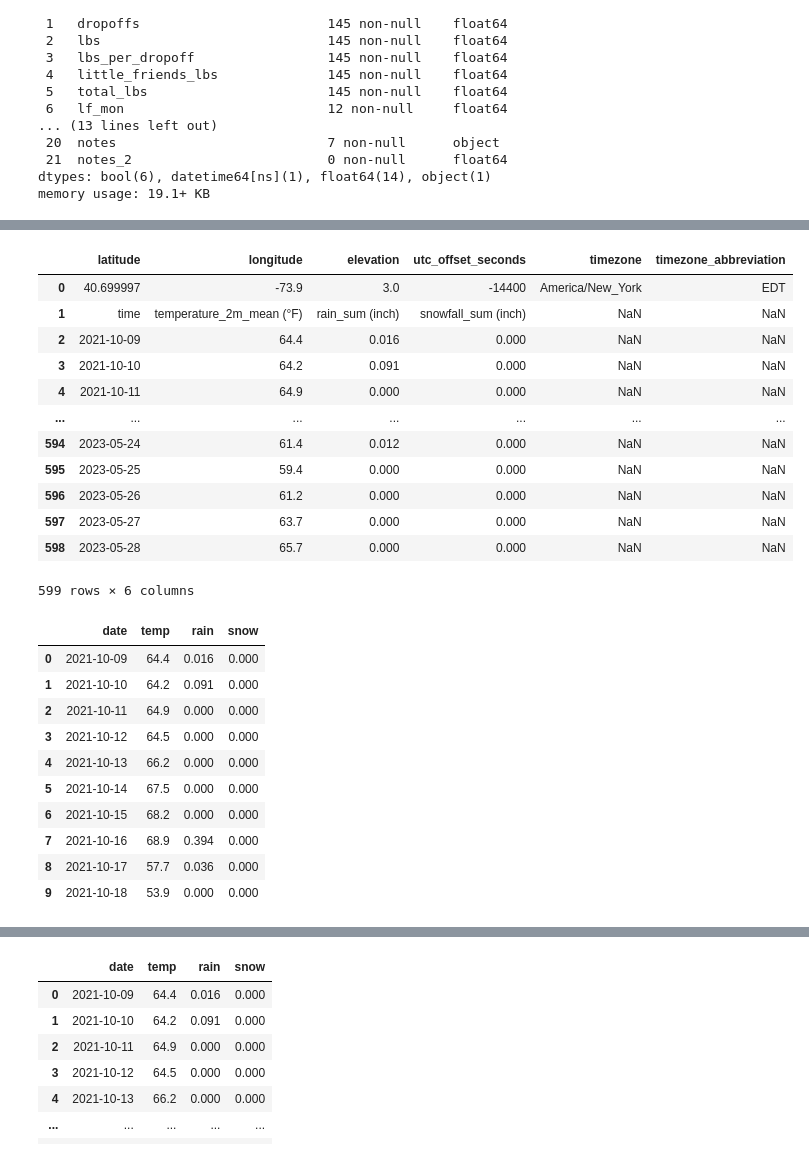
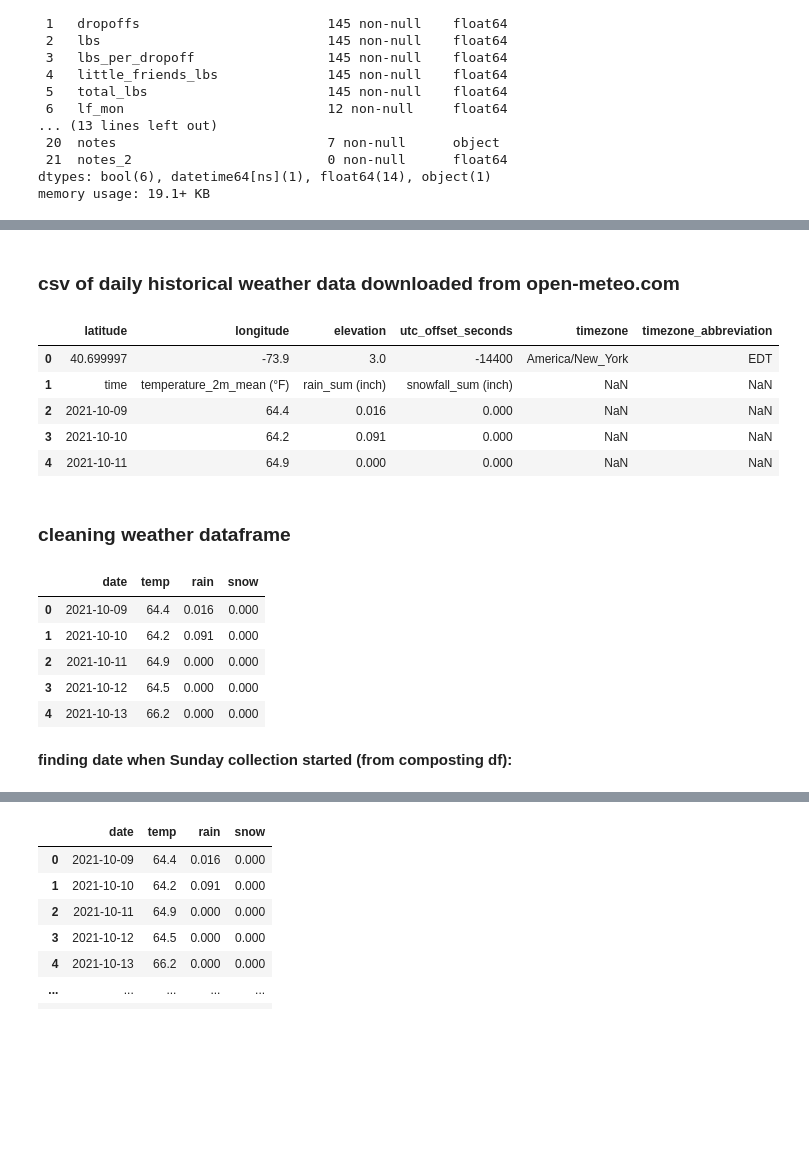
Before and after one commit to alandavidgrunberg/Compost_Garden_Analyis, a Jupyter notebook: Compost_Data_Prep.ipynb, the cells around one changed output, grey strips where cells are left out. Saved outputs shown, nothing was run; the diff lists cells and outputs as text; code cells hidden in the pictures; blank space fills up the shorter version.

```diff
--- a/Compost_Data_Prep.ipynb
+++ b/Compost_Data_Prep.ipynb
@@ -781 +354,3 @@ df.iloc[60:]
+# %% [markdown]
+### csv of daily historical weather data downloaded from open-meteo.com
 # %%
@@ -783,18 +358,11 @@ df.iloc[60:]
 orig_df = pd.read_csv("data/historical_weather.csv")
 weather_df = orig_df.copy()
 # %%
-weather_df
+weather_df.head()
 # %% [output]
 |  | latitude | longitude | elevation | utc_offset_seconds | timezone | timezone_abbreviation |
 | 0 | 40.699997 | -73.9 | 3.0 | -14400 | America/New_York | EDT |
 | 1 | time | temperature_2m_mean (°F) | rain_sum (inch) | snowfall_sum (inch) | NaN | NaN |
 | 2 | 2021-10-09 | 64.4 | 0.016 | 0.000 | NaN | NaN |
 | 3 | 2021-10-10 | 64.2 | 0.091 | 0.000 | NaN | NaN |
 | 4 | 2021-10-11 | 64.9 | 0.000 | 0.000 | NaN | NaN |
-| ... | ... | ... | ... | ... | ... | ... |
-| 594 | 2023-05-24 | 61.4 | 0.012 | 0.000 | NaN | NaN |
-| 595 | 2023-05-25 | 59.4 | 0.000 | 0.000 | NaN | NaN |
-| 596 | 2023-05-26 | 61.2 | 0.000 | 0.000 | NaN | NaN |
-| 597 | 2023-05-27 | 63.7 | 0.000 | 0.000 | NaN | NaN |
-| 598 | 2023-05-28 | 65.7 | 0.000 | 0.000 | NaN | NaN |
-599 rows × 6 columns
@@ -803,3 +369,5 @@ weather_df
+# %% [markdown]
+### cleaning weather dataframe
 # %%
 new_column_names = {'latitude': 'date',
                     'longitude': 'temp',
@@ -812,7 +380,7 @@ weather_df = weather_df.iloc[2:]
 weather_df = weather_df.drop(columns=['timezone','timezone_abbreviation'])
 weather_df = weather_df.reset_index(drop=True)
 
-weather_df.head(10)
+weather_df.head()
 # %% [output]
 |  | date | temp | rain | snow |
 | 0 | 2021-10-09 | 64.4 | 0.016 | 0.000 |
@@ -820,9 +388,6 @@ weather_df.head(10)
 | 2 | 2021-10-11 | 64.9 | 0.000 | 0.000 |
 | 3 | 2021-10-12 | 64.5 | 0.000 | 0.000 |
 | 4 | 2021-10-13 | 66.2 | 0.000 | 0.000 |
-| 5 | 2021-10-14 | 67.5 | 0.000 | 0.000 |
-| 6 | 2021-10-15 | 68.2 | 0.000 | 0.000 |
-| 7 | 2021-10-16 | 68.9 | 0.394 | 0.000 |
-| 8 | 2021-10-17 | 57.7 | 0.036 | 0.000 |
-| 9 | 2021-10-18 | 53.9 | 0.000 | 0.000 |
+# %% [markdown]
+**finding date when Sunday collection started (from composting df):**
 # %%
```
Also changed, not shown: parts of 86 cells of this notebook.
